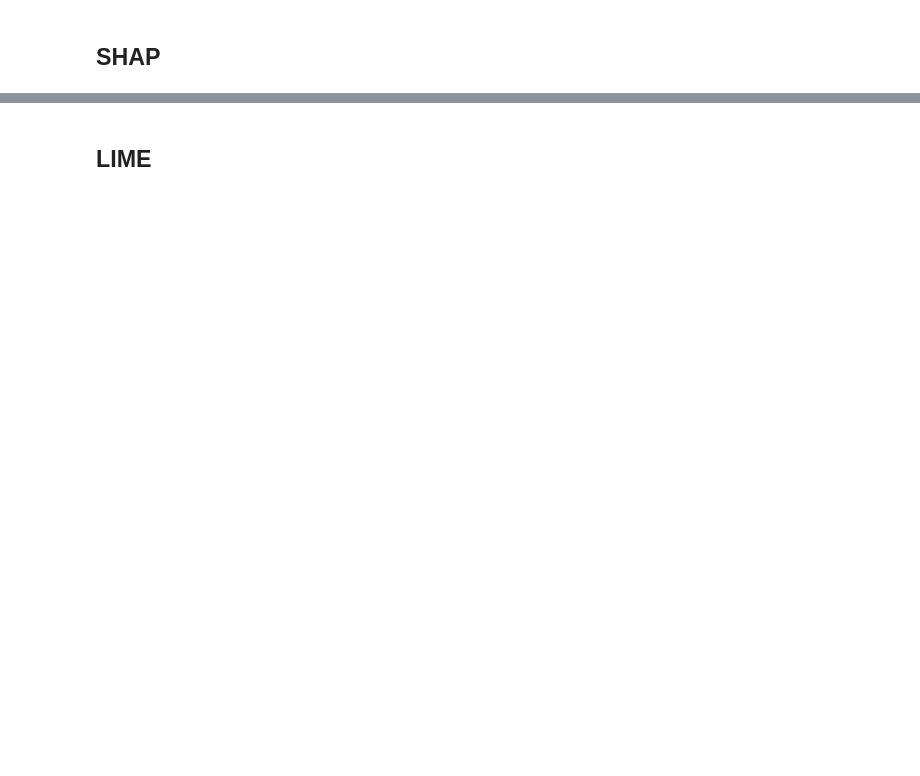
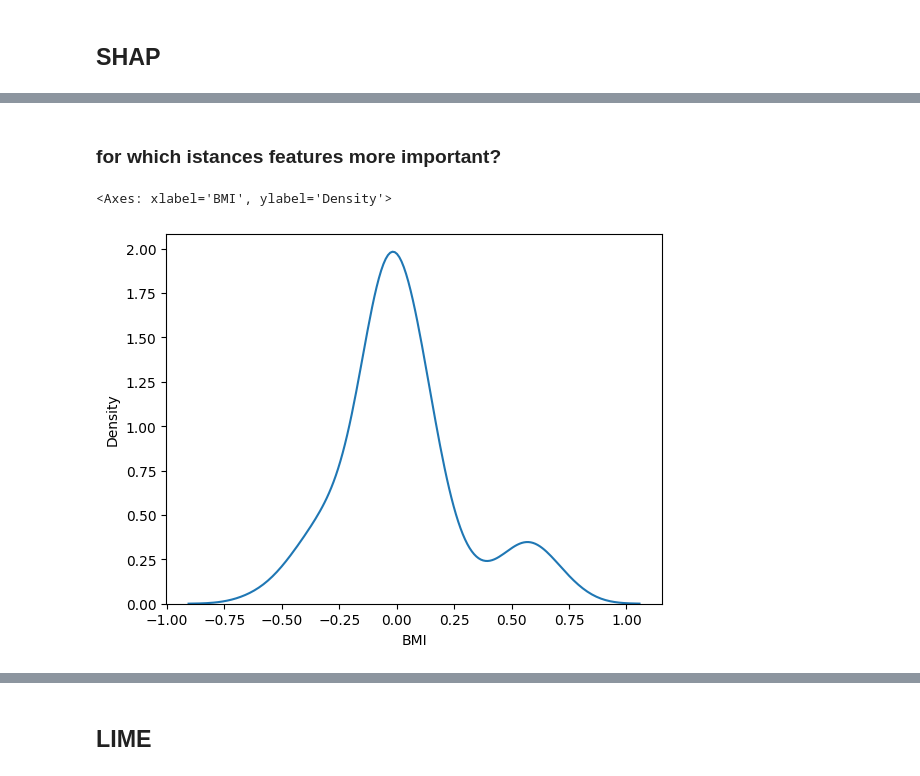
Before and after one commit to DiVitoTommaso/Cyclists-Races_Data-Mining, a Jupyter notebook: explainability.ipynb, the cells around one changed output, grey strips where cells are left out. Cells and saved outputs as stored; diff of their text form; code cells hidden in the pictures; blank space fills up the shorter version.

```diff
--- a/explainability.ipynb
+++ b/explainability.ipynb
@@ -82,0 +298,3 @@ shap.plots.beeswarm(distr_expl)
+# %%
+expl_df = pd.DataFrame(grouped_expl[:, :, 1].values, columns=grouped_expl.feature_names)
+expl_df.describe().drop("count", axis="rows")
@@ -82,0 +310,8 @@ shap.plots.beeswarm(distr_expl)
+# %% [markdown]
+### for which istances features more important?
+# %%
+feature_of_interest = "BMI"
+sns.kdeplot(expl_df, x=feature_of_interest)
+# %% [output]
+<Axes: xlabel='BMI', ylabel='Density'>
+[figure, added]
```
Also changed, not shown: parts of 62 cells of this notebook, 2 other files.
